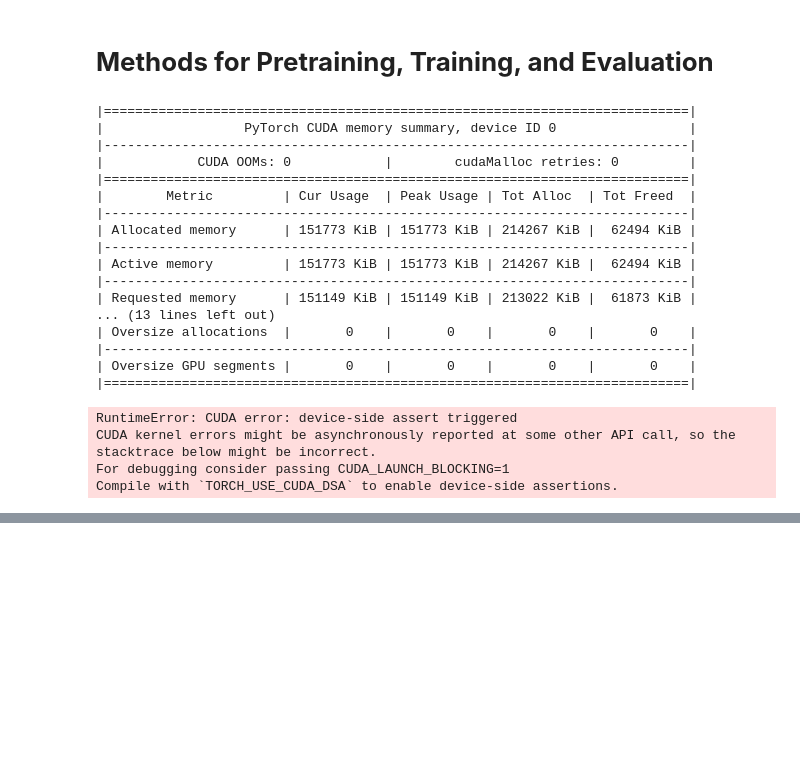
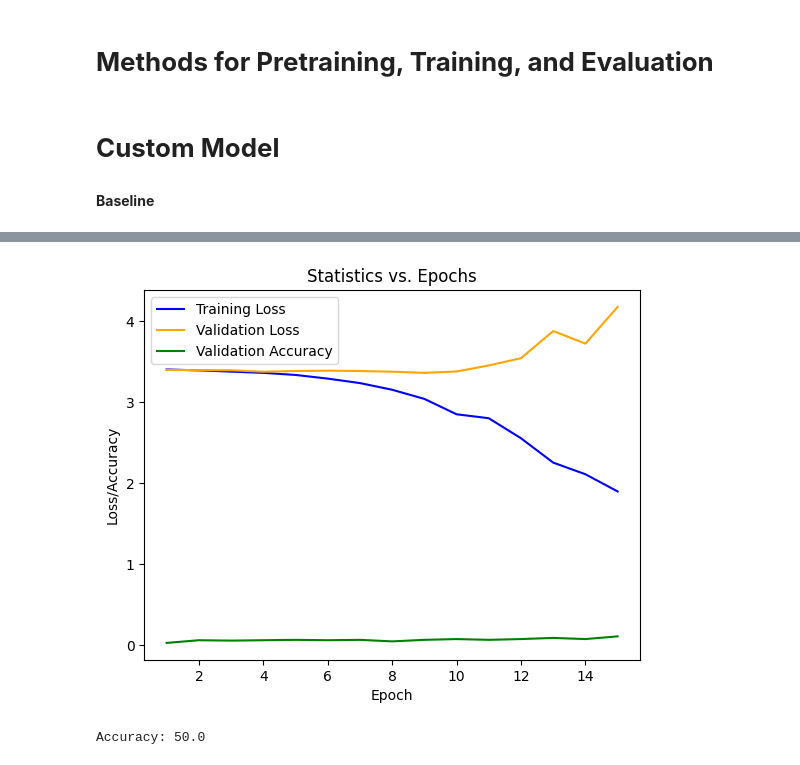
Before and after one commit to noahlangendoen/NBATeamClassifier, a Jupyter notebook: CSCI487_Model_Development.ipynb, the cells around one changed output, grey strips where cells are left out. Cells and saved outputs as stored; diff of their text form; code cells hidden in the pictures; blank space fills up the shorter version.

Commit message:
Pretraining, testing model parameters, added sequential model

```diff
--- a/CSCI487_Model_Development.ipynb
+++ b/CSCI487_Model_Development.ipynb
@@ -132,30 +131,3 @@ def pretrainModel(model, numEpochs = 10, batchSize = 16, learningRate = 0.001):
     print(f"Pretraining Complete.")
     model.load_state_dict(bestWeights)
     return model
-# %%
-torch.cuda.empty_cache()
-
-# Reset CUDA memory statistics
-torch.cuda.reset_max_memory_allocated()
-torch.cuda.reset_max_memory_cached()
-
-# Check GPU memory usage
-print(torch.cuda.memory_summary(device=device, abbreviated=True))
-# %% [output]
-|===========================================================================|
-|                  PyTorch CUDA memory summary, device ID 0                 |
-|---------------------------------------------------------------------------|
-|            CUDA OOMs: 0            |        cudaMalloc retries: 0         |
-|===========================================================================|
-|        Metric         | Cur Usage  | Peak Usage | Tot Alloc  | Tot Freed  |
-|---------------------------------------------------------------------------|
-| Allocated memory      | 151773 KiB | 151773 KiB | 214267 KiB |  62494 KiB |
-|---------------------------------------------------------------------------|
-| Active memory         | 151773 KiB | 151773 KiB | 214267 KiB |  62494 KiB |
-|---------------------------------------------------------------------------|
-| Requested memory      | 151149 KiB | 151149 KiB | 213022 KiB |  61873 KiB |
-... (13 lines left out)
-| Oversize allocations  |       0    |       0    |       0    |       0    |
-|---------------------------------------------------------------------------|
-| Oversize GPU segments |       0    |       0    |       0    |       0    |
-|===========================================================================|
@@ -162,3 +211,5 @@ print(torch.cuda.memory_summary(device=device, abbreviated=True))
+# %% [markdown]
+# **Custom Model**
 # %%
 class Net(nn.Module):
     def __init__(self):
@@ -178,13 +229,14 @@ class Net(nn.Module):
         x = F.relu(self.fc2(x))
         x = self.fc3(x)
         return x
-
-model = Net().to(device)
-
-criterion = nn.CrossEntropyLoss()
-optimizer = optim.SGD(model.parameters(), lr=0.001, momentum=0.9)
-# %% [output]
-RuntimeError: CUDA error: device-side assert triggered
-CUDA kernel errors might be asynchronously reported at some other API call, so the stacktrace below might be incorrect.
-For debugging consider passing CUDA_LAUNCH_BLOCKING=1
-Compile with `TORCH_USE_CUDA_DSA` to enable device-side assertions.
+# %% [markdown]
+**Baseline**
+# %%
+device = torch.device("cuda" if torch.cuda.is_available() else "cpu")
+model = Net().to(device)
+criterion = nn.CrossEntropyLoss()
+optimizer = optim.Adam(model.parameters(), lr=0.001)
+model = trainModel(model, 15)
+accuracy = evaluateModel(model, testLoader)
+print(f"Accuracy: {accuracy}")
+# %% [output]
@@ -190,0 +258,2 @@ Compile with `TORCH_USE_CUDA_DSA` to enable device-side assertions.
+[figure, added]
+Accuracy: 50.0
```
Also changed, not shown: parts of 15 cells of this notebook, 1 other file.
